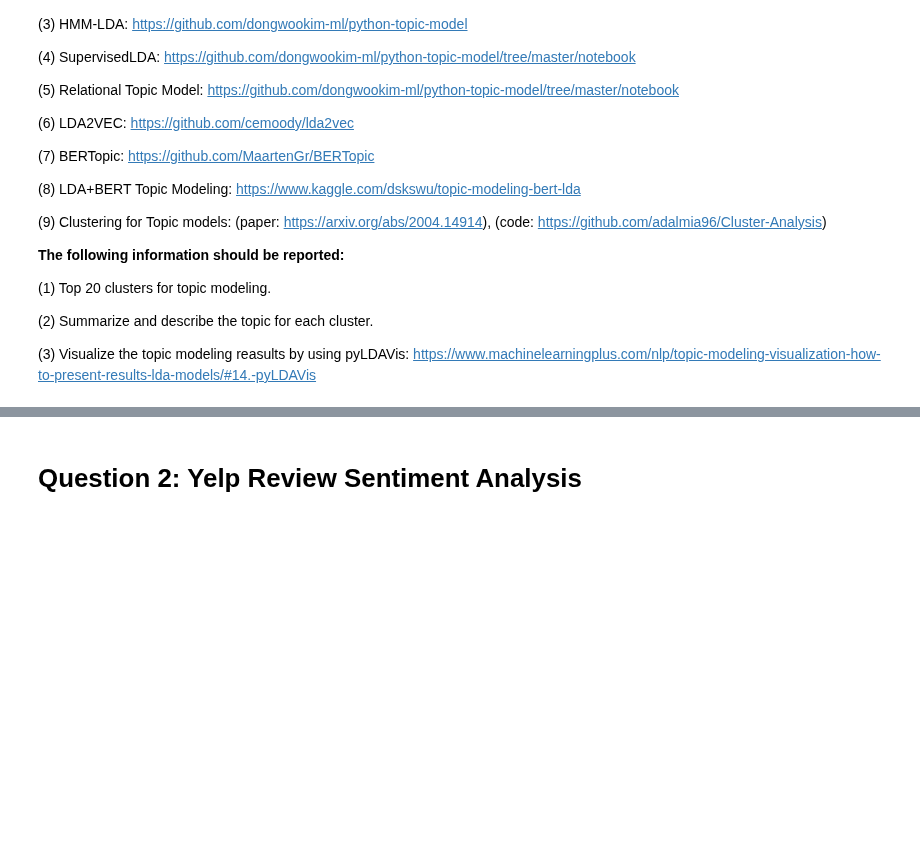
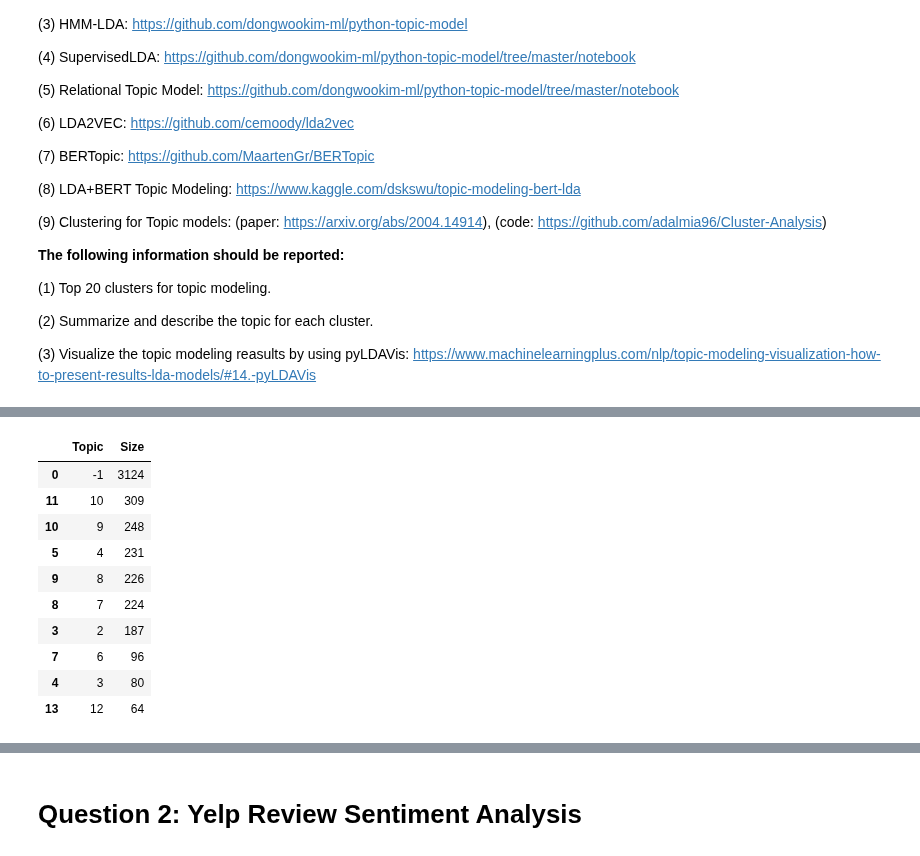
Before and after one commit to prithvikolla/Compuational_Methods_INFO5731, a Jupyter notebook: Assignment/INFO5731_Assignment_4.ipynb, the cells around one changed output, grey strips where cells are left out. Cells and saved outputs as stored; diff of their text form; code cells hidden in the pictures; blank space fills up the shorter version.

```diff
--- a/Assignment/INFO5731_Assignment_4.ipynb
+++ b/Assignment/INFO5731_Assignment_4.ipynb
@@ -123,0 +530,22 @@ Data Cleaning and Transformation
+# %%
+docs_df = pd.DataFrame(data, columns=["Doc"])
+docs_df['Topic'] = cluster.labels_
+docs_df['Doc_ID'] = range(len(docs_df))
+docs_per_topic = docs_df.groupby(['Topic'], as_index = False).agg({'Doc': ' '.join})
+# %%
+tf_idf, count = c_tf_idf(docs_per_topic.Doc.values, m = len(data))
+# %%
+top_n_words = extract_top_n_words_per_topic(tf_idf, count, docs_per_topic, n=20)
+topic_sizes = extract_topic_sizes(docs_df); topic_sizes.head(10)
+# %% [output]
+|  | Topic | Size |
+| 0 | -1 | 3124 |
+| 11 | 10 | 309 |
+| 10 | 9 | 248 |
+| 5 | 4 | 231 |
+| 9 | 8 | 226 |
+| 8 | 7 | 224 |
+| 3 | 2 | 187 |
+| 7 | 6 | 96 |
+| 4 | 3 | 80 |
+| 13 | 12 | 64 |
```
Also changed, not shown: parts of 71 cells of this notebook.
